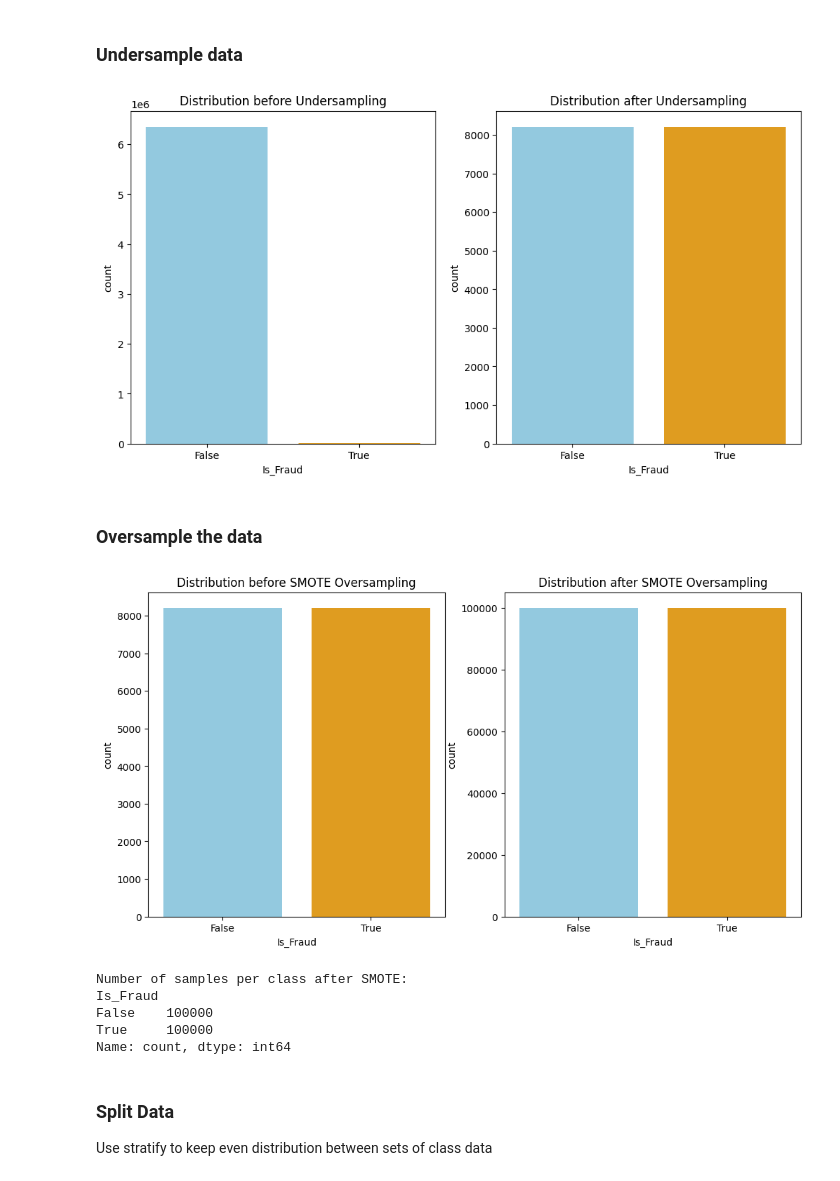
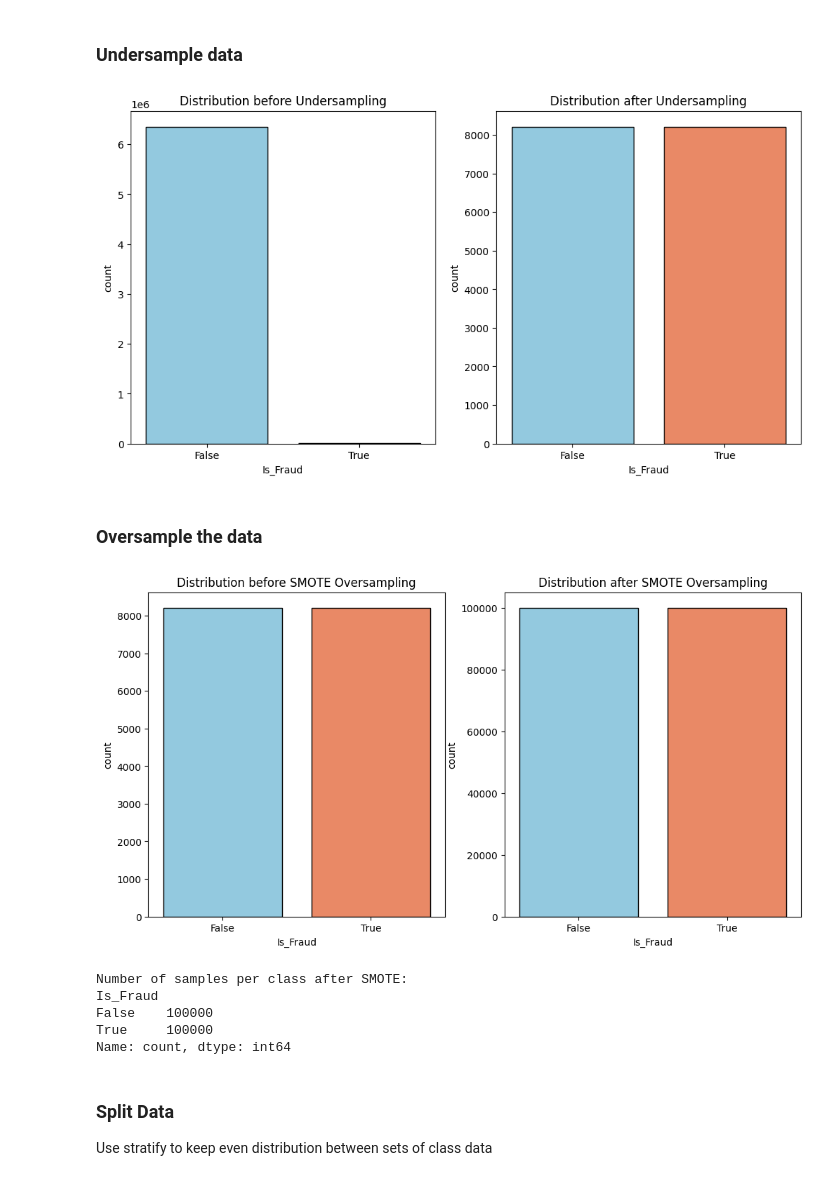
Before and after one commit to waquas9248/SE512, a Jupyter notebook: Fraud Detection.ipynb, the cells around one changed output. Cells and saved outputs as stored; diff of their text form; code cells hidden in the pictures.

```diff
--- a/Fraud Detection.ipynb
+++ b/Fraud Detection.ipynb
@@ -280,45 +279,42 @@ plt.figure(figsize=(12, 6))
 
 # Plot the distribution before undersampling
 plt.subplot(1, 2, 1)
-sns.countplot(x=target, hue=target, palette=["skyblue", "orange"], legend=False)
+sns.countplot(x=target, hue=target, palette=["skyblue", "coral"], legend=False, edgecolor='black')
 plt.title('Distribution before Undersampling')
 
 # Plot the distribution after undersampling
 plt.subplot(1, 2, 2)
-sns.countplot(x=target_undersampled, hue=target_undersampled, palette=["skyblue", "orange"], legend=False)
+sns.countplot(x=target_undersampled, hue=target_undersampled, palette=["skyblue", "coral"], legend=False, edgecolor='black')
 plt.title('Distribution after Undersampling')
 
 plt.show()
 # %% [output]
-[figure, old version]
+[figure, new version]
 # %% [markdown]
 ### Oversample the data
 # %%
 # Set the desired samples for each class to 100,000
 desired_samples = 100000
 
 sampling_strategy = {0: desired_samples, 1: desired_samples}
 smote = SMOTE(sampling_strategy=sampling_strategy, random_state=42)
 features_oversampled_smote, target_oversampled_smote = smote.fit_resample(features_undersampled, target_undersampled)
 
 # Plot the distribution before and after SMOTE oversampling
 plt.figure(figsize=(12, 6))
 
 plt.subplot(1, 2, 1)
-sns.countplot(x=target_undersampled, hue=target_undersampled, palette=["skyblue", "orange"], legend=False)
+sns.countplot(x=target_undersampled, hue=target_undersampled, palette=["skyblue", "coral"], legend=False, edgecolor='black')
 
 plt.title('Distribution before SMOTE Oversampling')
 
 plt.subplot(1, 2, 2)
-sns.countplot(x=target_oversampled_smote,  hue=target_oversampled_smote, palette=["skyblue", "orange"], legend=False)
+sns.countplot(x=target_oversampled_smote,  hue=target_oversampled_smote, palette=["skyblue", "coral"], legend=False, edgecolor='black')
 plt.title('Distribution after SMOTE Oversampling')
 
 plt.show()
-
-print("Number of samples per class after SMOTE:")
-print(target_oversampled_smote.value_counts())
 # %% [output]
-[figure, old version]
+[figure, new version]
 Number of samples per class after SMOTE:
 Is_Fraud
 False    100000
```
Also changed, not shown: parts of 3 cells of this notebook.
